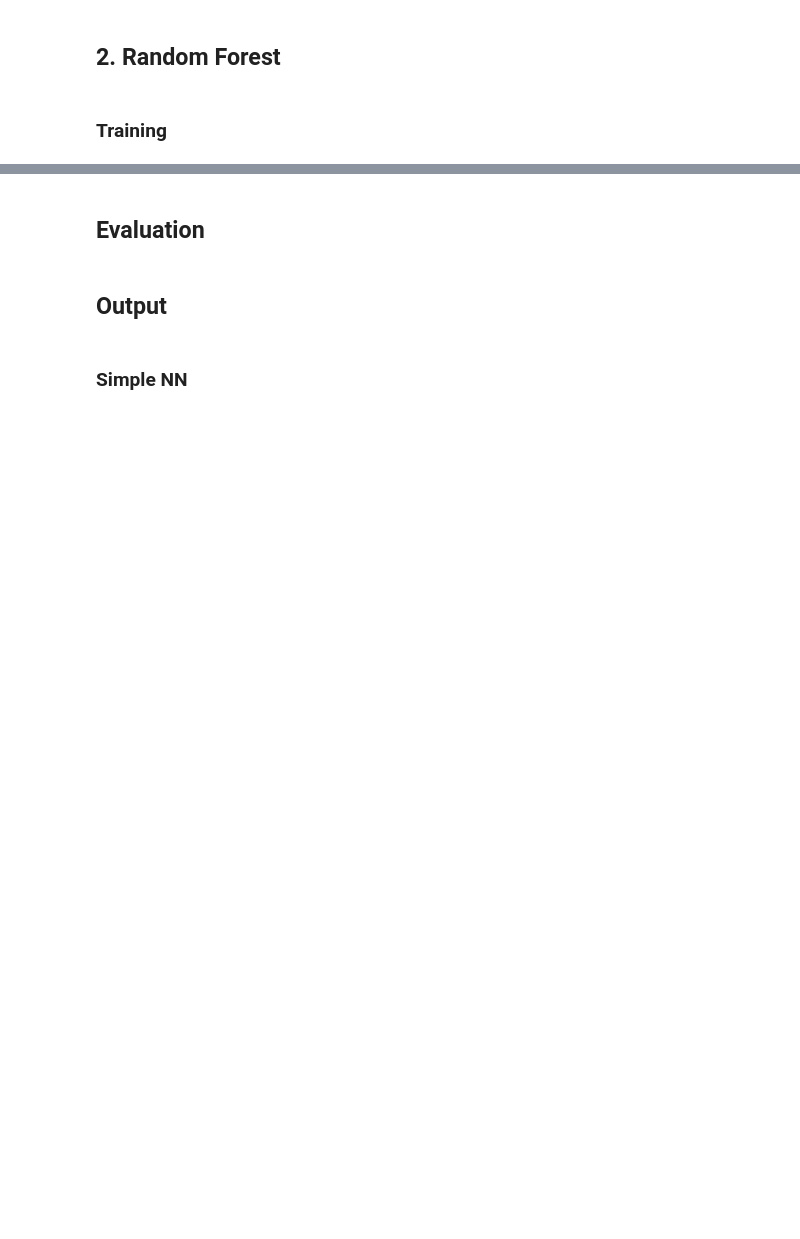
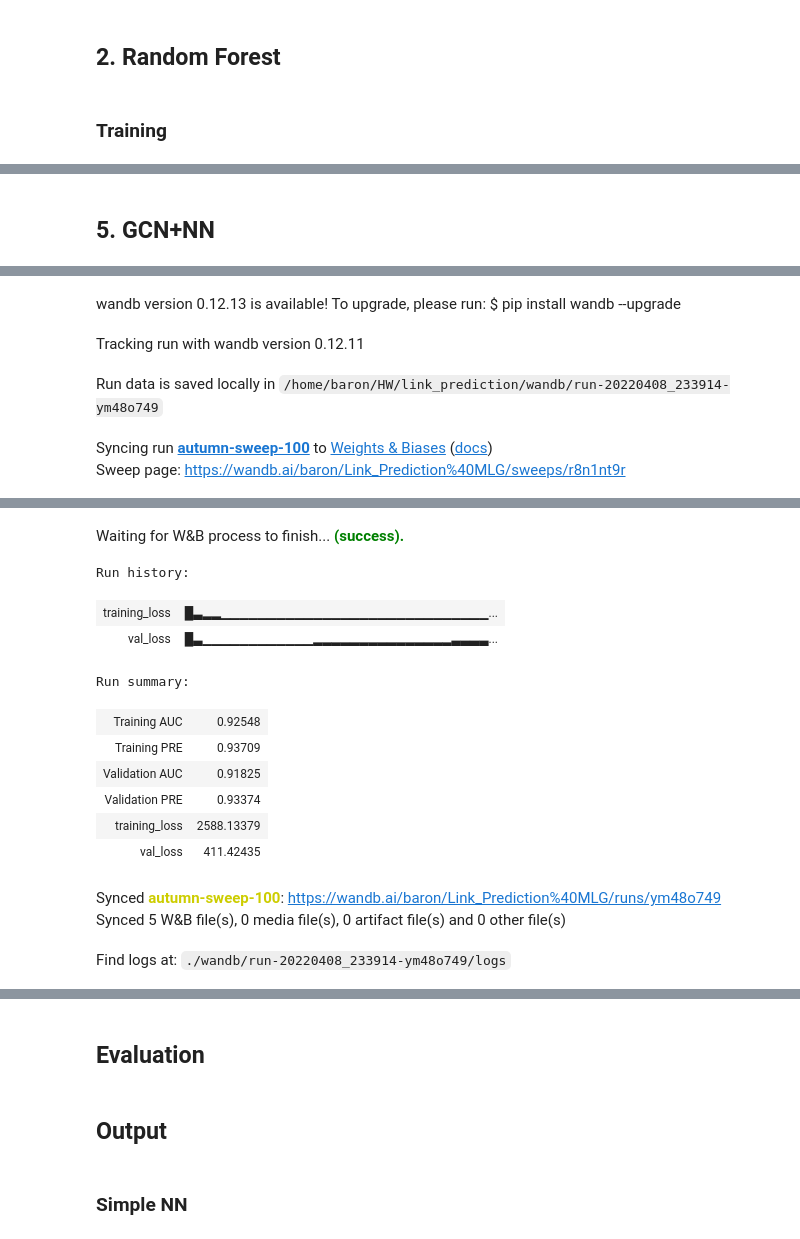
Before and after one commit to Baron1014/link_prediction, a Jupyter notebook: link_prediction.ipynb, the cells around one changed output, grey strips where cells are left out. Cells and saved outputs as stored; diff of their text form; code cells hidden in the pictures; blank space fills up the shorter version.

```diff
--- a/link_prediction.ipynb
+++ b/link_prediction.ipynb
@@ -848,0 +998,22 @@ ModuleNotFoundError: No module named 'pyrwr.rwr'
+# %%
+from torch_geometric.nn import GCNConv, GAE
+
+class GCNEncoder(torch.nn.Module):
+    def __init__(self, in_channels, out_chaneels):
+        super(GCNEncoder, self).__init__()
+        self.input = GCNConv(in_channels, 512, cached=True)
+        self.output = GCNConv(512, out_chaneels, cached=True)
+
+    # def forward(self, x, edge_index):
+    def encode(self, x, edge_index):
+        x = self.input(x, edge_index).relu()
+        return self.output(x, edge_index)
+
+    def decode(self, z, pos_edge_index, neg_edge_index):
+        edge_index = torch.cat([pos_edge_index, neg_edge_index], dim=-1) # concatenate pos and neg edges
+        logits = (z[edge_index[0]] * z[edge_index[1]]).sum(dim=-1)  # dot product
+        return logits
+
+    def predict(self, z, node_pairs):
+        logits = (z[node_pairs[0]] * z[node_pairs[1]]).sum(dim=-1)  # dot product
+        return logits
@@ -848,0 +1366,23 @@ ModuleNotFoundError: No module named 'pyrwr.rwr'
+# %% [markdown]
+## 5. GCN+NN
+# %%
+# training
+wandb.init(project='Link_Prediction@MLG', entity="baron", group="GCN")
+wandb.config["learning_rate"] = 0.0001
+wandb.config["MAX_ITERATION"] = 10000
+wandb.config["Dataset"] = "dataset1"
+
+dataset1 = ReadData(wandb.config["Dataset"])
+x = dataset1.get_nodes_x()
+node_pairs = dataset1.get_training_nodepairs()
+link_probs = gcn_model1.predict(x, node_pairs)
+# link_probs = link_logits.sigmoid()
+# neighbor feature
+training_array, target = dataset1.get_training_data()
+training_data = torch.cat((torch.tensor(training_array, dtype=torch.float), link_probs.reshape(-1, 1)), 1)
+target = torch.Tensor(target.astype(int))
+X_train, X_val, y_train, y_val = train_test_split(training_data, target, test_size=0.1)
+gcn_nn_model1 = train(X_train, X_val, y_train, y_val)
+
+wandb.finish()
+# %% [output]
@@ -848,0 +1391,5 @@ ModuleNotFoundError: No module named 'pyrwr.rwr'
+wandb version 0.12.13 is available! To upgrade, please run: $ pip install wandb --upgrade
+Tracking run with wandb version 0.12.11
+Run data is saved locally in /home/baron/HW/link_prediction/wandb/run-20220408_233914-ym48o749
+Syncing run autumn-sweep-100 to Weights & Biases (docs)
+Sweep page: https://wandb.ai/baron/Link_Prediction%40MLG/sweeps/r8n1nt9r
@@ -848,0 +1416,14 @@ ModuleNotFoundError: No module named 'pyrwr.rwr'
+Waiting for W&B process to finish... (success).
+Run history:
+| training_loss | █▃▂▂▁▁▁▁▁▁▁▁▁▁▁▁▁▁▁▁▁▁▁▁▁▁▁▁▁▁▁▁▁... |
+| val_loss | █▃▁▁▁▁▁▁▁▁▁▁▁▁▂▂▂▂▂▂▂▂▂▂▂▂▂▂▂▃▃▃▃... |
+Run summary:
+| Training AUC | 0.92548 |
+| Training PRE | 0.93709 |
+| Validation AUC | 0.91825 |
+| Validation PRE | 0.93374 |
+| training_loss | 2588.13379 |
+| val_loss | 411.42435 |
+Synced autumn-sweep-100: https://wandb.ai/baron/Link_Prediction%40MLG/runs/ym48o749
+Synced 5 W&B file(s), 0 media file(s), 0 artifact file(s) and 0 other file(s)
+Find logs at: ./wandb/run-20220408_233914-ym48o749/logs
```
Also changed, not shown: parts of 39 cells of this notebook, 36 other files.
